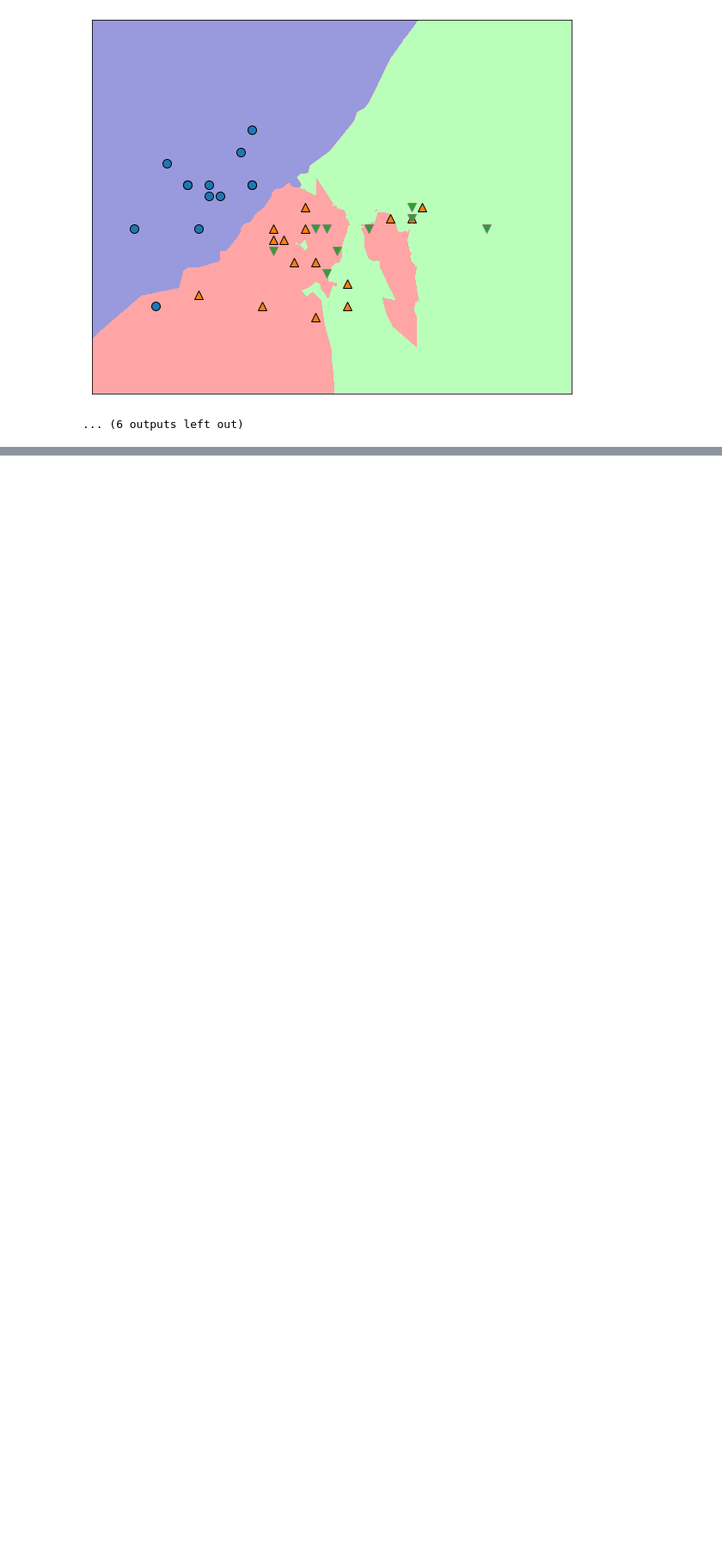
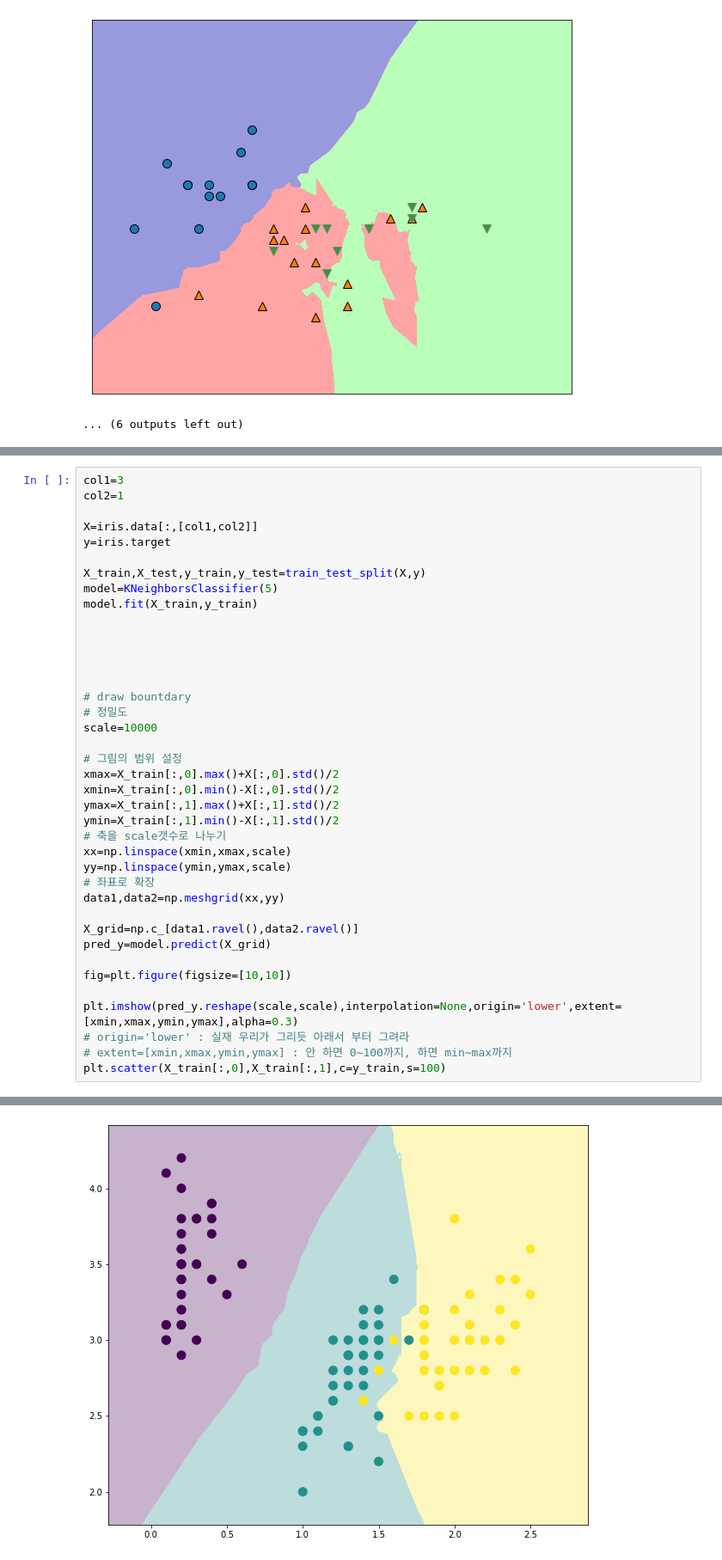
Before and after one commit to brothergive/Machine-Learning, a Jupyter notebook: 머신러닝기초.knn.KNeighborsClassifier.20.04.09.ipynb, the cells around one changed output, grey strips where cells are left out. Shown at 86% size. Saved outputs shown, nothing was run; the diff lists cells and outputs as text; blank space fills up the shorter version.

```diff
--- a/머신러닝기초.knn.KNeighborsClassifier.20.04.09.ipynb
+++ b/머신러닝기초.knn.KNeighborsClassifier.20.04.09.ipynb
@@ -178,0 +182,40 @@ plt.plot(index,train_scores,'bo:',alpha=0.5)
+# %%
+col1=3
+col2=1
+
+X=iris.data[:,[col1,col2]]
+y=iris.target
+
+X_train,X_test,y_train,y_test=train_test_split(X,y)
+model=KNeighborsClassifier(5)
+model.fit(X_train,y_train)
+
+
+
+
+
+# draw bountdary
+# 정밀도
+scale=10000
+
+# 그림의 범위 설정
+xmax=X_train[:,0].max()+X[:,0].std()/2
+xmin=X_train[:,0].min()-X[:,0].std()/2
+ymax=X_train[:,1].max()+X[:,1].std()/2
+ymin=X_train[:,1].min()-X[:,1].std()/2
+# 축을 scale갯수로 나누기
+xx=np.linspace(xmin,xmax,scale)
+yy=np.linspace(ymin,ymax,scale)
+# 좌표로 확장
+data1,data2=np.meshgrid(xx,yy)
+
+X_grid=np.c_[data1.ravel(),data2.ravel()]
+pred_y=model.predict(X_grid)
+
+fig=plt.figure(figsize=[10,10])
+
+plt.imshow(pred_y.reshape(scale,scale),interpolation=None,origin='lower',extent=[xmin,xmax,ymin,ymax],alpha=0.3)
+# origin='lower' : 실재 우리가 그리듯 아래서 부터 그려라
+# extent=[xmin,xmax,ymin,ymax] : 안 하면 0~100까지, 하면 min~max까지
+plt.scatter(X_train[:,0],X_train[:,1],c=y_train,s=100)
+# %% [output]
@@ -178,0 +223 @@ plt.plot(index,train_scores,'bo:',alpha=0.5)
+[figure, added]
```
Also changed, not shown: parts of 3 cells of this notebook.
